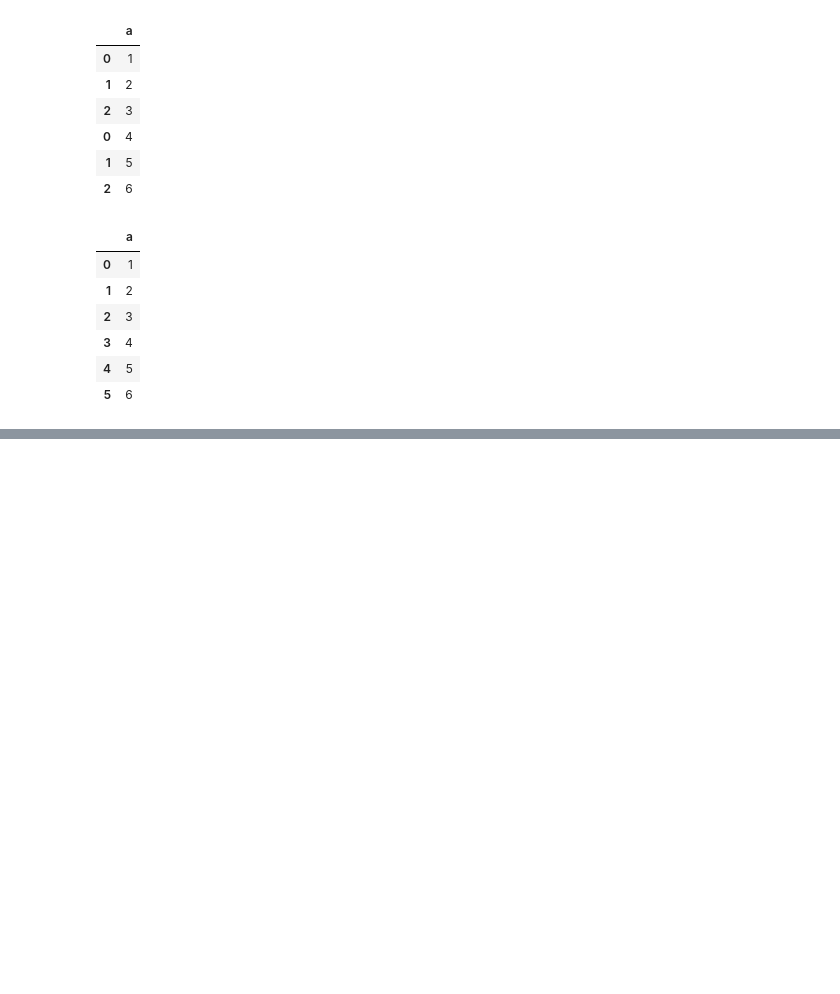
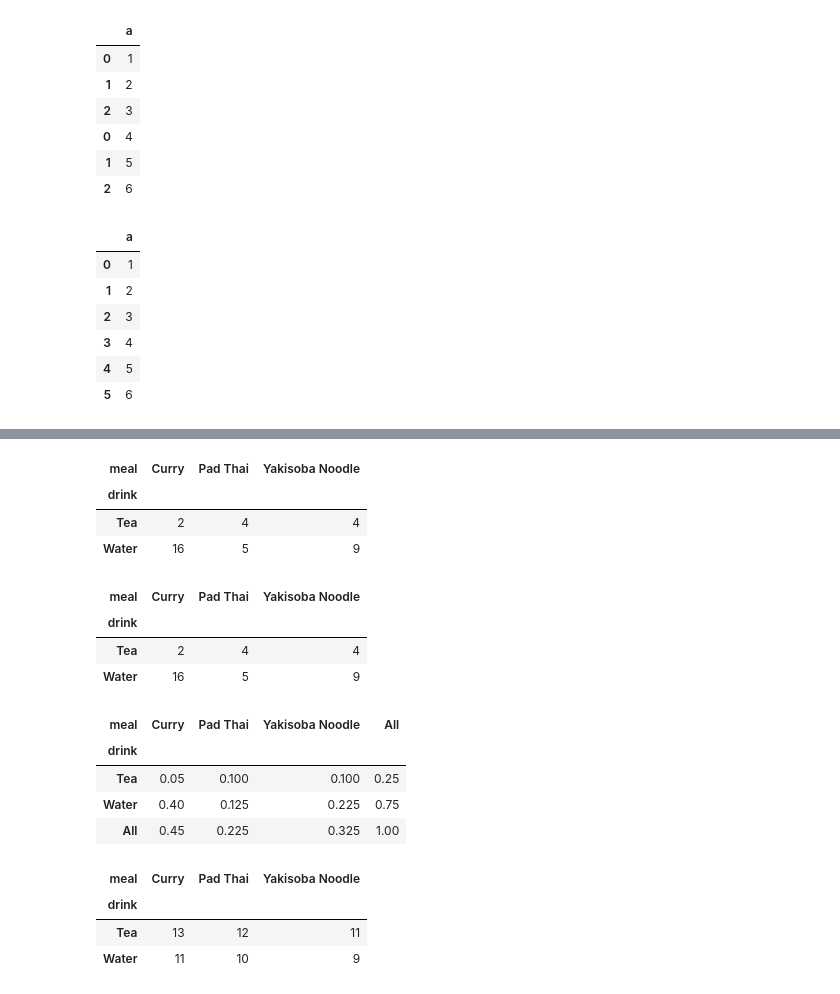
Before and after one commit to manuelparra1/data-science-libraries, a Jupyter notebook: advanced_dataframes_notes.ipynb, the cells around one changed output, grey strips where cells are left out. Cells and saved outputs as stored; diff of their text form; code cells hidden in the pictures; blank space fills up the shorter version.

```diff
--- a/advanced_dataframes_notes.ipynb
+++ b/advanced_dataframes_notes.ipynb
@@ -459,0 +455,29 @@ from
+# %%
+pd.crosstab(orders.drink, orders.meal)
+# %% [output]
+| meal | Curry | Pad Thai | Yakisoba Noodle |
+| drink |  |  |  |
+| Tea | 2 | 4 | 4 |
+| Water | 16 | 5 | 9 |
+# %%
+pd.crosstab(orders.drink, orders.meal)
+# %% [output]
+| meal | Curry | Pad Thai | Yakisoba Noodle |
+| drink |  |  |  |
+| Tea | 2 | 4 | 4 |
+| Water | 16 | 5 | 9 |
+# %%
+pd.crosstab(orders.drink, orders.meal, normalize=True, margins=True)
+# %% [output]
+| meal | Curry | Pad Thai | Yakisoba Noodle | All |
+| drink |  |  |  |  |
+| Tea | 0.05 | 0.100 | 0.100 | 0.25 |
+| Water | 0.40 | 0.125 | 0.225 | 0.75 |
+| All | 0.45 | 0.225 | 0.325 | 1.00 |
+# %%
+orders.pivot_table(index='drink', columns='meal', values='bill')
+# %% [output]
+| meal | Curry | Pad Thai | Yakisoba Noodle |
+| drink |  |  |  |
+| Tea | 13 | 12 | 11 |
+| Water | 11 | 10 | 9 |
```
Also changed, not shown: parts of 25 cells of this notebook, 1 other file.
